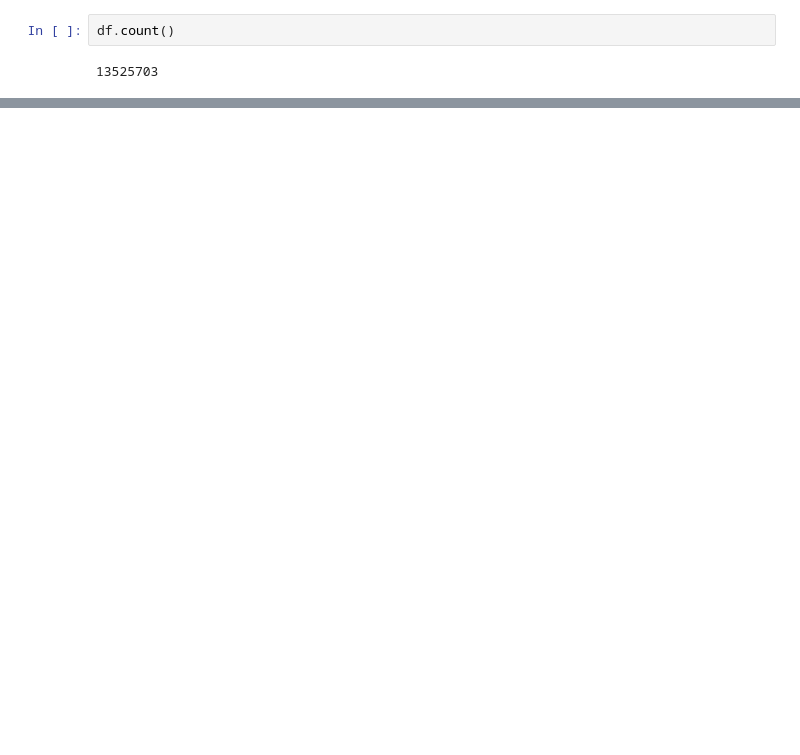
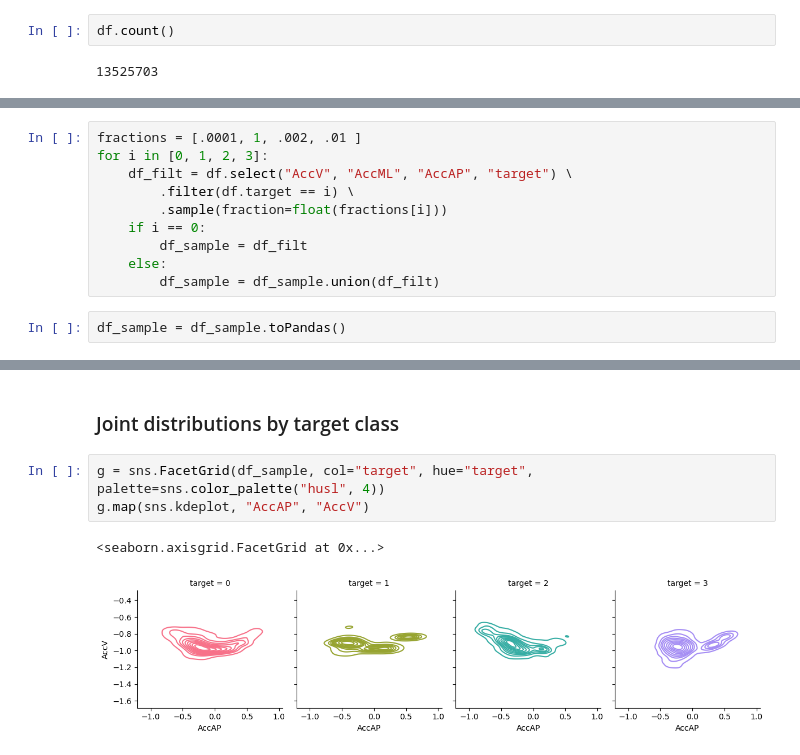
Before and after one commit to zmwm37/fog, a Jupyter notebook: code/eda.ipynb, the cells around one changed output, grey strips where cells are left out. Drawn from its saved outputs; the diff is of its cells as text; blank space fills up the shorter version.

```diff
--- a/code/eda.ipynb
+++ b/code/eda.ipynb
@@ -57,0 +84,12 @@ df.select("target").groupBy("target").count().show()
+# %%
+fractions = [.0001, 1, .002, .01 ]
+for i in [0, 1, 2, 3]:
+    df_filt = df.select("AccV", "AccML", "AccAP", "target") \
+        .filter(df.target == i) \
+        .sample(fraction=float(fractions[i]))
+    if i == 0:
+        df_sample = df_filt
+    else:
+        df_sample = df_sample.union(df_filt)
+# %%
+df_sample = df_sample.toPandas()
@@ -57,0 +119,8 @@ df.select("target").groupBy("target").count().show()
+# %% [markdown]
+### Joint distributions by target class
+# %%
+g = sns.FacetGrid(df_sample, col="target", hue="target", palette=sns.color_palette("husl", 4))
+g.map(sns.kdeplot, "AccAP", "AccV")
+# %% [output]
+<seaborn.axisgrid.FacetGrid at 0x...>
+[figure, added]
```
Also changed, not shown: parts of 30 cells of this notebook.
